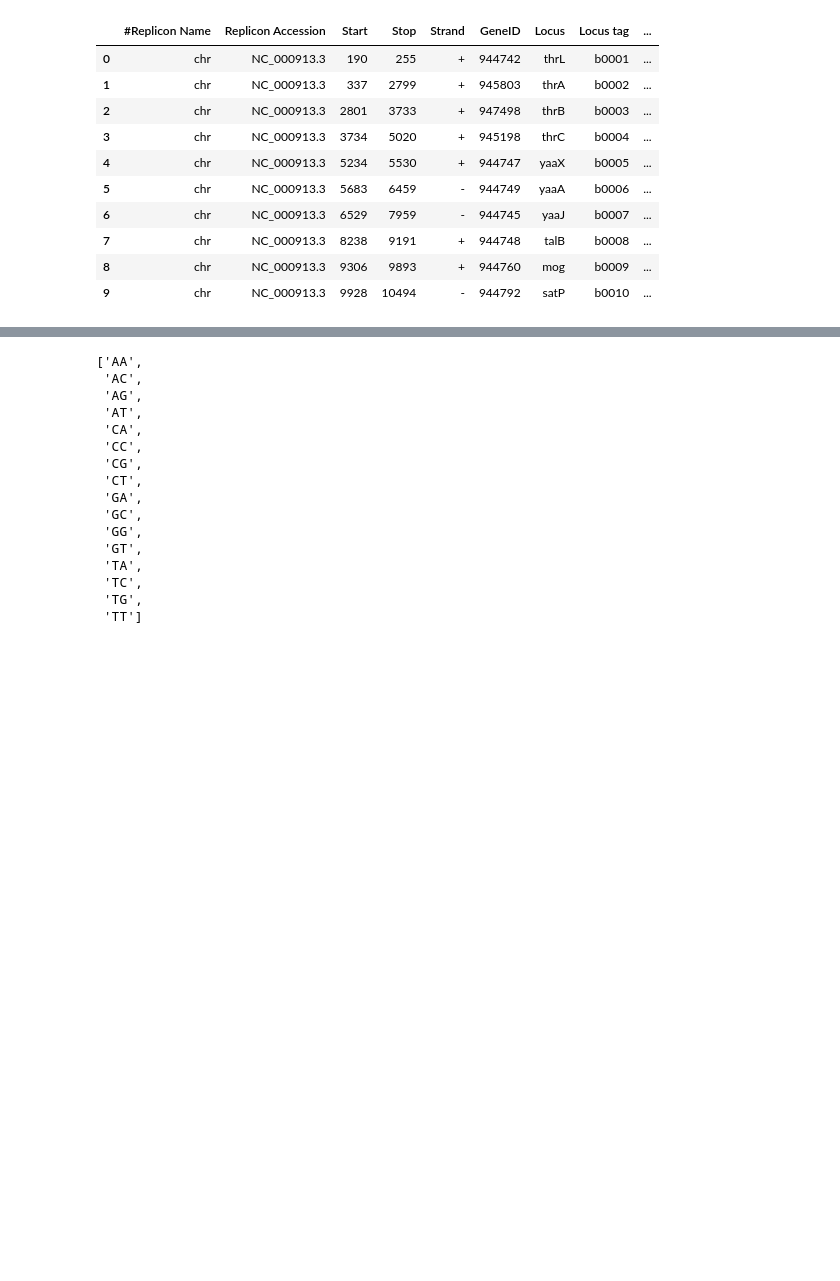
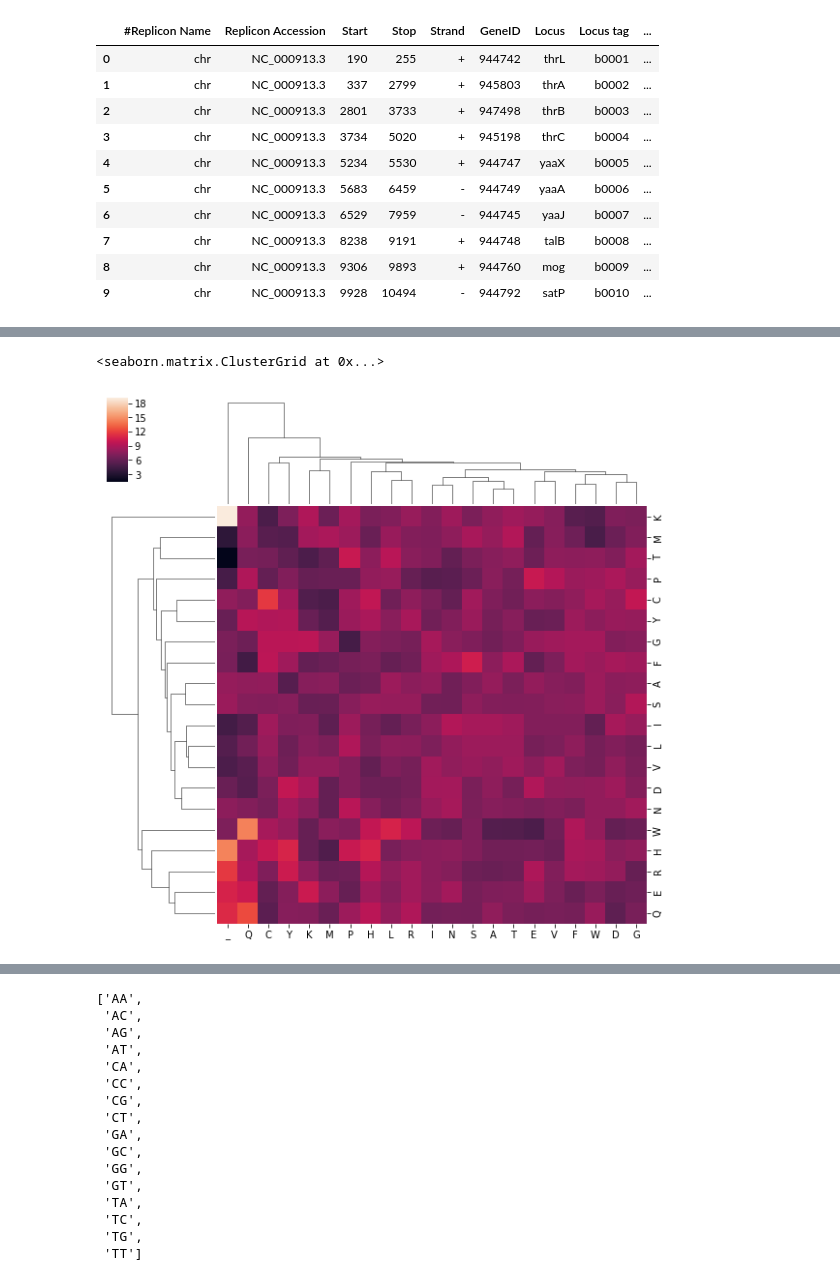
Before and after one commit to ucbmcb288/2019, a Jupyter notebook: MCB288_E_coli2_genes.ipynb, the cells around one changed output, grey strips where cells are left out. Saved outputs shown, nothing was run; the diff lists cells and outputs as text; code cells hidden in the pictures; blank space fills up the shorter version.

```diff
--- a/MCB288_E_coli2_genes.ipynb
+++ b/MCB288_E_coli2_genes.ipynb
@@ -430,0 +791,13 @@ annot.head(10)
+# %%
+# turn into a data frame -- normalized
+aa_adjacency_df2 = pd.DataFrame(index = amino_acids, columns = amino_acids)
+for (aa1,aa2) in aa_adjacency.keys():
+    aa_adjacency_df2.loc[aa1,aa2] = 10000000 * aa_adjacency[(aa1,aa2)]/(aa_count[aa1]*aa_count[aa2])
+aa_adjacency_df2 = aa_adjacency_df2.fillna(0)
+# drop the line with '-' (since there are no tuples that start with '_')
+aa_adjacency_df2 = aa_adjacency_df2.loc[amino_acids[0:20]]
+# %%
+sns.clustermap(aa_adjacency_df2)
+# %% [output]
+<seaborn.matrix.ClusterGrid at 0x...>
+[figure, added]
```
Also changed, not shown: parts of 58 cells of this notebook, 1 other file.
